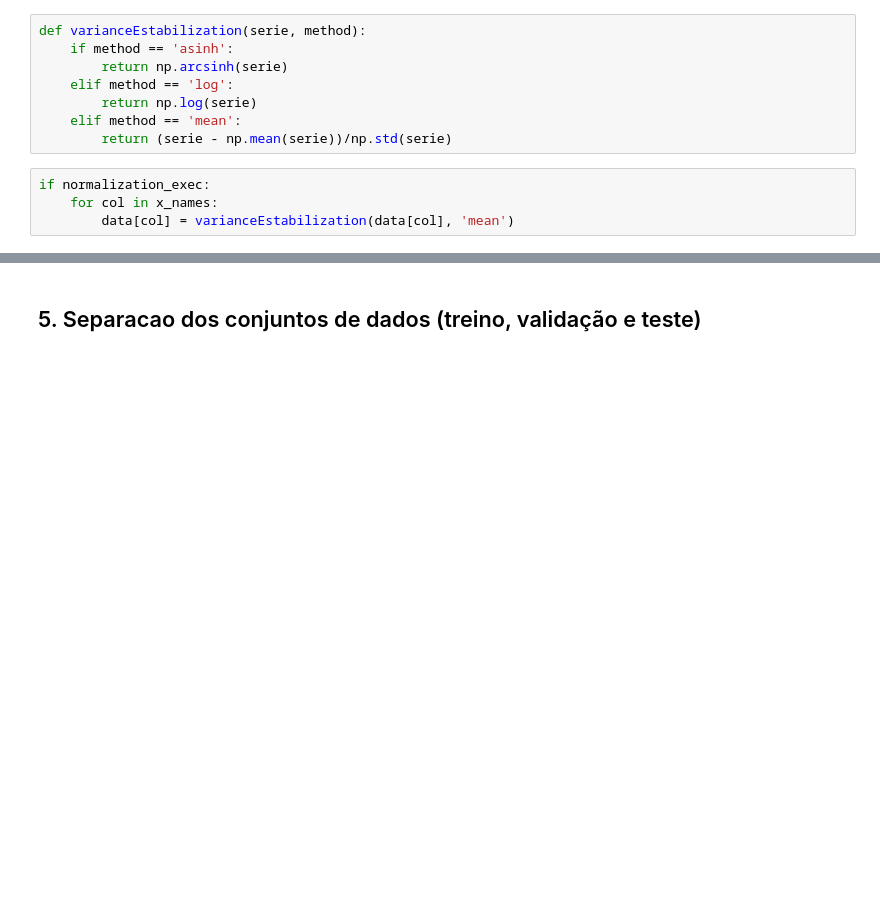
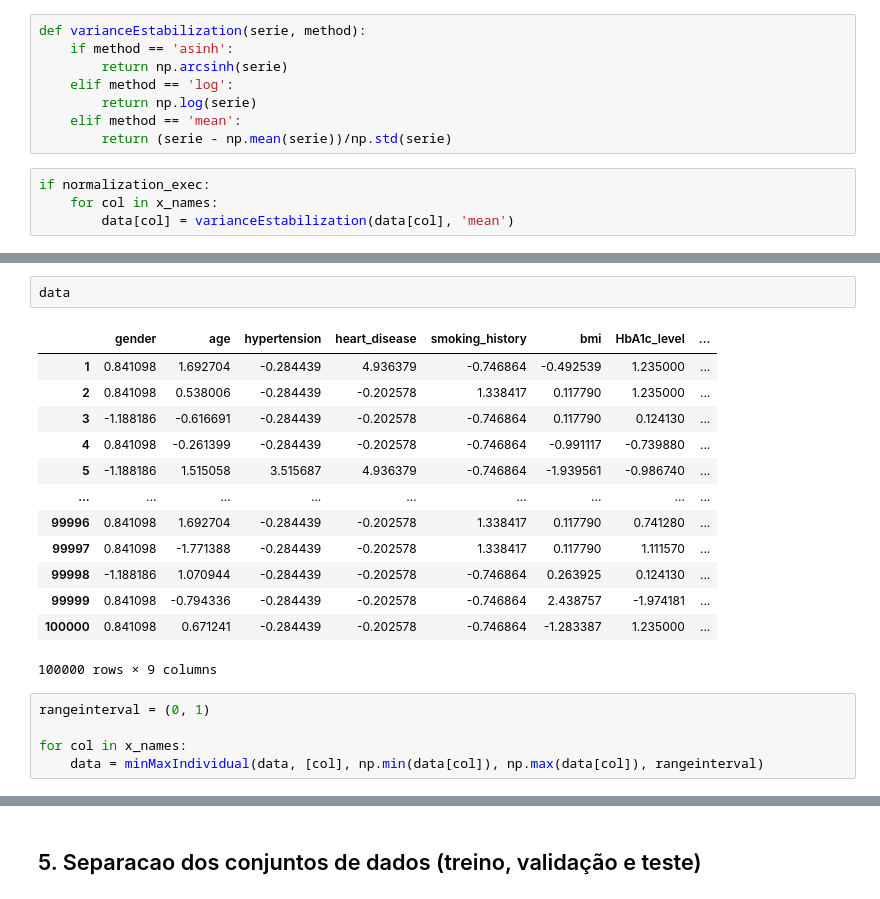
Before and after one commit to Carlos-Eduardo99/Diabetes_Prediction, a Jupyter notebook: Untitled.ipynb, the cells around one changed output, grey strips where cells are left out. Drawn from its saved outputs; the diff is of its cells as text; blank space fills up the shorter version.

```diff
--- a/Untitled.ipynb
+++ b/Untitled.ipynb
@@ -311,0 +407,21 @@ plt.show()
+# %%
+data
+# %% [output]
+|  | gender | age | hypertension | heart_disease | smoking_history | bmi | HbA1c_level | ... |
+| 1 | 0.841098 | 1.692704 | -0.284439 | 4.936379 | -0.746864 | -0.492539 | 1.235000 | ... |
+| 2 | 0.841098 | 0.538006 | -0.284439 | -0.202578 | 1.338417 | 0.117790 | 1.235000 | ... |
+| 3 | -1.188186 | -0.616691 | -0.284439 | -0.202578 | -0.746864 | 0.117790 | 0.124130 | ... |
+| 4 | 0.841098 | -0.261399 | -0.284439 | -0.202578 | -0.746864 | -0.991117 | -0.739880 | ... |
+| 5 | -1.188186 | 1.515058 | 3.515687 | 4.936379 | -0.746864 | -1.939561 | -0.986740 | ... |
+| ... | ... | ... | ... | ... | ... | ... | ... | ... |
+| 99996 | 0.841098 | 1.692704 | -0.284439 | -0.202578 | 1.338417 | 0.117790 | 0.741280 | ... |
+| 99997 | 0.841098 | -1.771388 | -0.284439 | -0.202578 | 1.338417 | 0.117790 | 1.111570 | ... |
+| 99998 | -1.188186 | 1.070944 | -0.284439 | -0.202578 | -0.746864 | 0.263925 | 0.124130 | ... |
+| 99999 | 0.841098 | -0.794336 | -0.284439 | -0.202578 | -0.746864 | 2.438757 | -1.974181 | ... |
+| 100000 | 0.841098 | 0.671241 | -0.284439 | -0.202578 | -0.746864 | -1.283387 | 1.235000 | ... |
+100000 rows × 9 columns
+# %%
+rangeinterval = (0, 1)
+
+for col in x_names:
+    data = minMaxIndividual(data, [col], np.min(data[col]), np.max(data[col]), rangeinterval)
```
Also changed, not shown: parts of 26 cells of this notebook, 5 other files.
